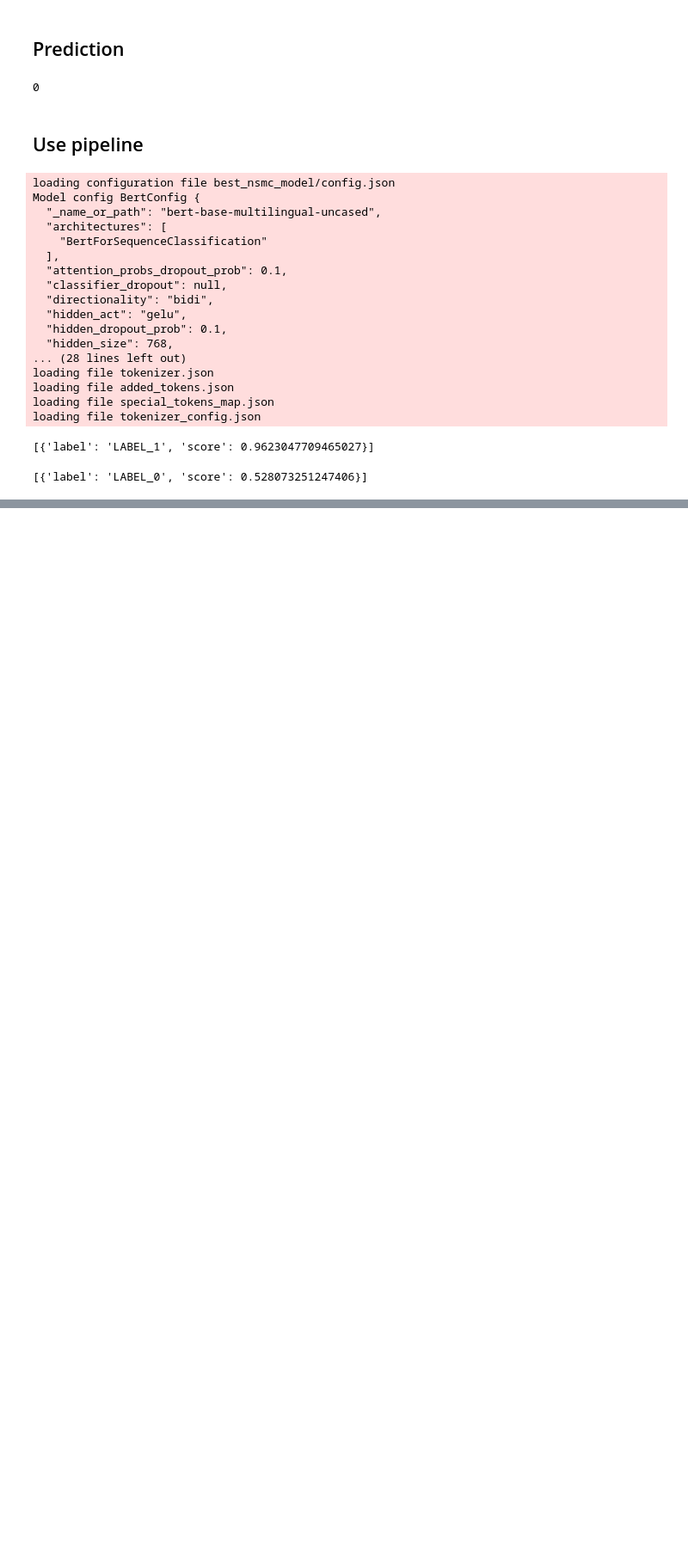
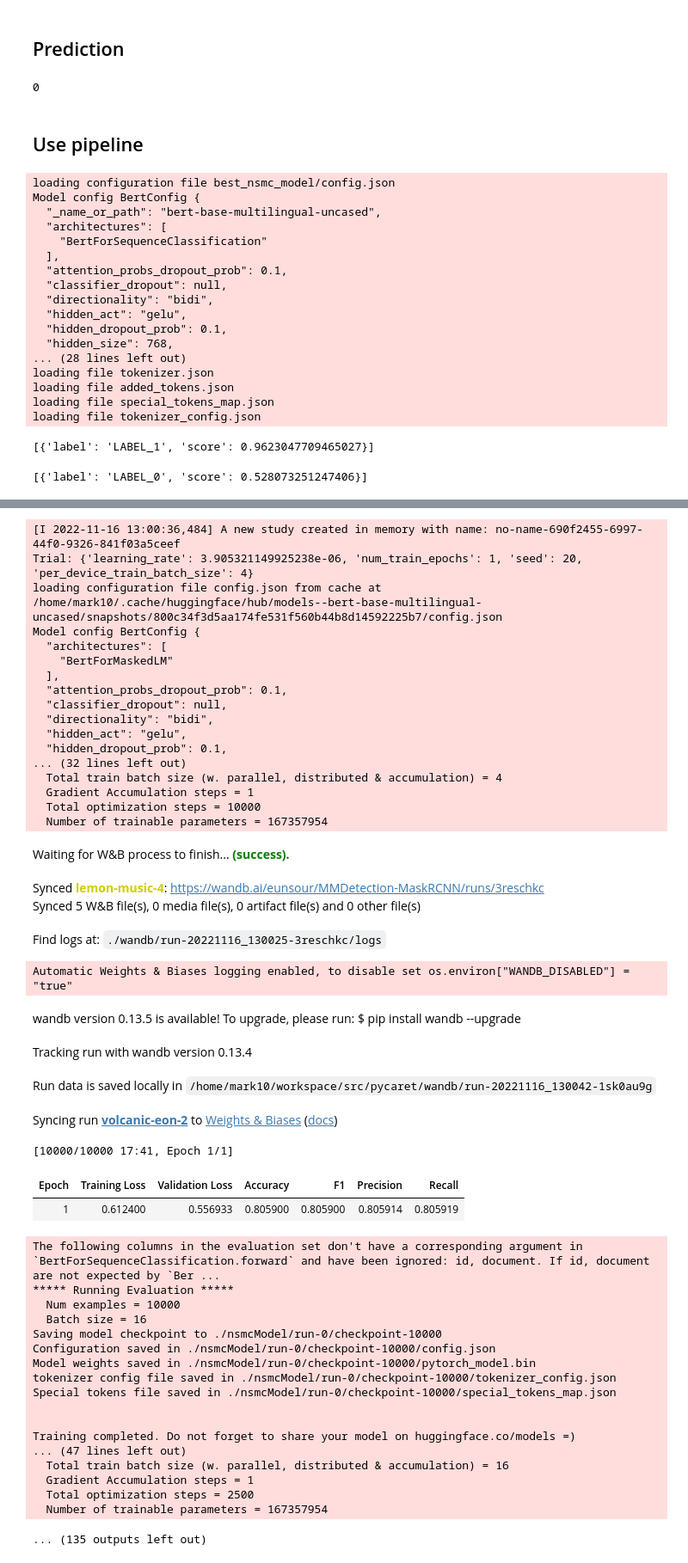
Before and after one commit to eunsour/nlp-pretrained-model-paper-review, a Jupyter notebook: BERT/Finetuning BERT for sentiment analysis.ipynb, the cells around one changed output, grey strips where cells are left out. Shown at 86% size. Cells and saved outputs as stored; diff of their text form; code cells hidden in the pictures; blank space fills up the shorter version.

```diff
--- a/BERT/Finetuning BERT for sentiment analysis.ipynb
+++ b/BERT/Finetuning BERT for sentiment analysis.ipynb
@@ -264,0 +297,50 @@ nlp("영화가 재밌지도 않고 재미없지도 않는 그런 영화입니다
+# %%
+best_run = trainer.hyperparameter_search(n_trials=10, direction="maximize")
+# %% [output]
+[I 2022-11-16 13:00:36,484] A new study created in memory with name: no-name-690f2455-6997-44f0-9326-841f03a5ceef
+Trial: {'learning_rate': 3.905321149925238e-06, 'num_train_epochs': 1, 'seed': 20, 'per_device_train_batch_size': 4}
+loading configuration file config.json from cache at /home/mark10/.cache/huggingface/hub/models--bert-base-multilingual-uncased/snapshots/800c34f3d5aa174fe531f560b44b8d14592225b7/config.json
+Model config BertConfig {
+  "architectures": [
+    "BertForMaskedLM"
+  ],
+  "attention_probs_dropout_prob": 0.1,
+  "classifier_dropout": null,
+  "directionality": "bidi",
+  "hidden_act": "gelu",
+  "hidden_dropout_prob": 0.1,
+... (32 lines left out)
+  Total train batch size (w. parallel, distributed & accumulation) = 4
+  Gradient Accumulation steps = 1
+  Total optimization steps = 10000
+  Number of trainable parameters = 167357954
+Waiting for W&B process to finish... (success).
+Synced lemon-music-4: https://wandb.ai/eunsour/MMDetection-MaskRCNN/runs/3reschkc
+Synced 5 W&B file(s), 0 media file(s), 0 artifact file(s) and 0 other file(s)
+Find logs at: ./wandb/run-20221116_130025-3reschkc/logs
+Automatic Weights & Biases logging enabled, to disable set os.environ["WANDB_DISABLED"] = "true"
+wandb version 0.13.5 is available! To upgrade, please run: $ pip install wandb --upgrade
+Tracking run with wandb version 0.13.4
+Run data is saved locally in /home/mark10/workspace/src/pycaret/wandb/run-20221116_130042-1sk0au9g
+Syncing run volcanic-eon-2 to Weights & Biases (docs)
+[10000/10000 17:41, Epoch 1/1]
+| Epoch | Training Loss | Validation Loss | Accuracy | F1 | Precision | Recall |
+| 1 | 0.612400 | 0.556933 | 0.805900 | 0.805900 | 0.805914 | 0.805919 |
+The following columns in the evaluation set don't have a corresponding argument in `BertForSequenceClassification.forward` and have been ignored: id, document. If id, document are not expected by `Ber ...
+***** Running Evaluation *****
+  Num examples = 10000
+  Batch size = 16
+Saving model checkpoint to ./nsmcModel/run-0/checkpoint-10000
+Configuration saved in ./nsmcModel/run-0/checkpoint-10000/config.json
+Model weights saved in ./nsmcModel/run-0/checkpoint-10000/pytorch_model.bin
+tokenizer config file saved in ./nsmcModel/run-0/checkpoint-10000/tokenizer_config.json
+Special tokens file saved in ./nsmcModel/run-0/checkpoint-10000/special_tokens_map.json
+
+
+Training completed. Do not forget to share your model on huggingface.co/models =)
+... (47 lines left out)
+  Total train batch size (w. parallel, distributed & accumulation) = 16
+  Gradient Accumulation steps = 1
+  Total optimization steps = 2500
+  Number of trainable parameters = 167357954
+... (135 outputs left out)
```
Also changed, not shown: parts of 5 cells of this notebook.
